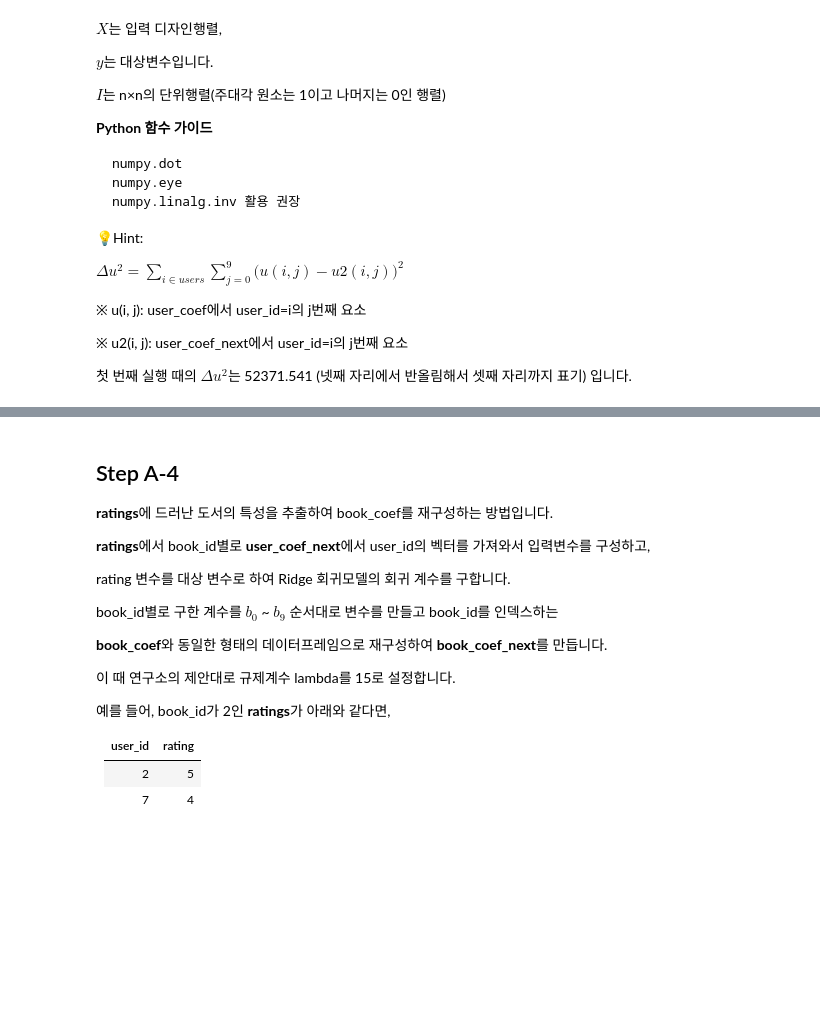
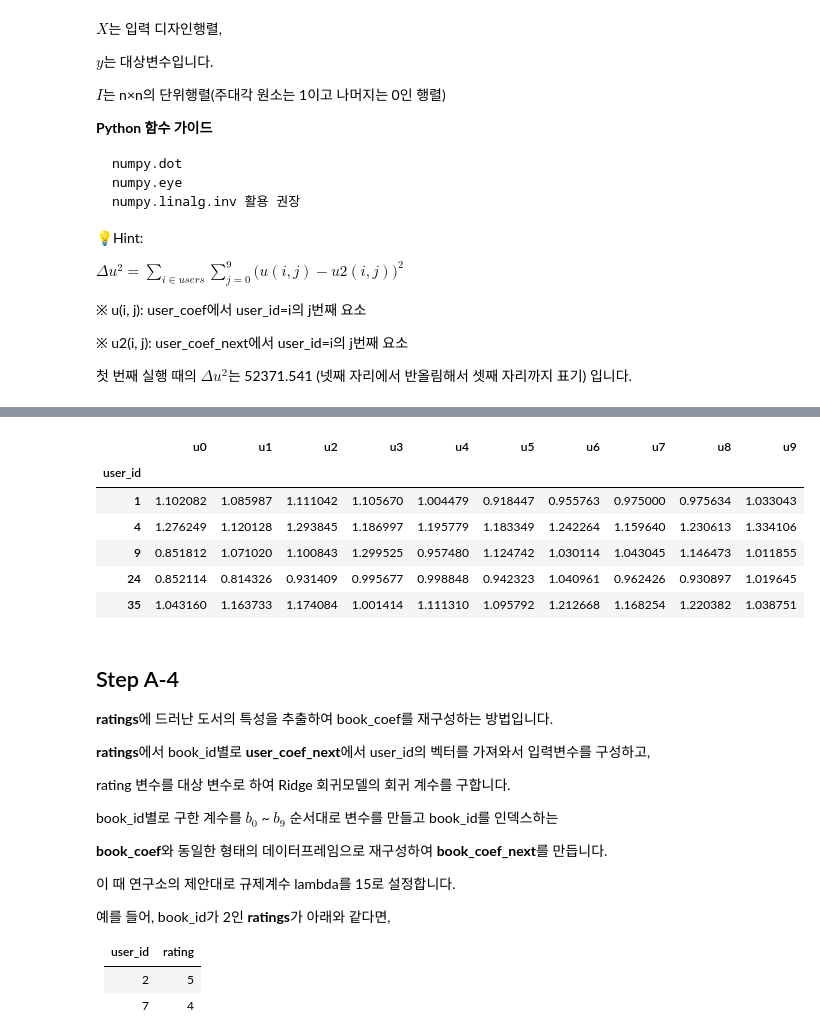
Before and after one commit to sunkusun9/DS_prob1_2510, a Jupyter notebook: prob_solution.ipynb, the cells around one changed output, grey strips where cells are left out. Drawn from its saved outputs; the diff is of its cells as text; code cells hidden in the pictures; blank space fills up the shorter version.

```diff
--- a/prob_solution.ipynb
+++ b/prob_solution.ipynb
@@ -405,3 +453,19 @@ $Δu^2=\sum_{i∈users}\sum_{j=0}^{9}\bigl(u(i,j)-u2(i,j)\bigr)^2$
+# %%
+df_user_coef_next = df_ratings.groupby('user_id')[['book_id', 'rating']].apply(
+    lambda x: pd.Series(
+        ridge(df_book_coef.loc[x['book_id']], x['rating']),
+        index = df_user_coef.columns
+    )
+)
+df_user_coef_next.head()
+# %% [output]
+|  | u0 | u1 | u2 | u3 | u4 | u5 | u6 | u7 | u8 | u9 |
+| user_id |  |  |  |  |  |  |  |  |  |  |
+| 1 | 1.102082 | 1.085987 | 1.111042 | 1.105670 | 1.004479 | 0.918447 | 0.955763 | 0.975000 | 0.975634 | 1.033043 |
+| 4 | 1.276249 | 1.120128 | 1.293845 | 1.186997 | 1.195779 | 1.183349 | 1.242264 | 1.159640 | 1.230613 | 1.334106 |
+| 9 | 0.851812 | 1.071020 | 1.100843 | 1.299525 | 0.957480 | 1.124742 | 1.030114 | 1.043045 | 1.146473 | 1.011855 |
+| 24 | 0.852114 | 0.814326 | 0.931409 | 0.995677 | 0.998848 | 0.942323 | 1.040961 | 0.962426 | 0.930897 | 1.019645 |
+| 35 | 1.043160 | 1.163733 | 1.174084 | 1.001414 | 1.111310 | 1.095792 | 1.212668 | 1.168254 | 1.220382 | 1.038751 |
 # %% [markdown]
 ## Step A-4
 
```
Also changed, not shown: parts of 3 cells of this notebook.
